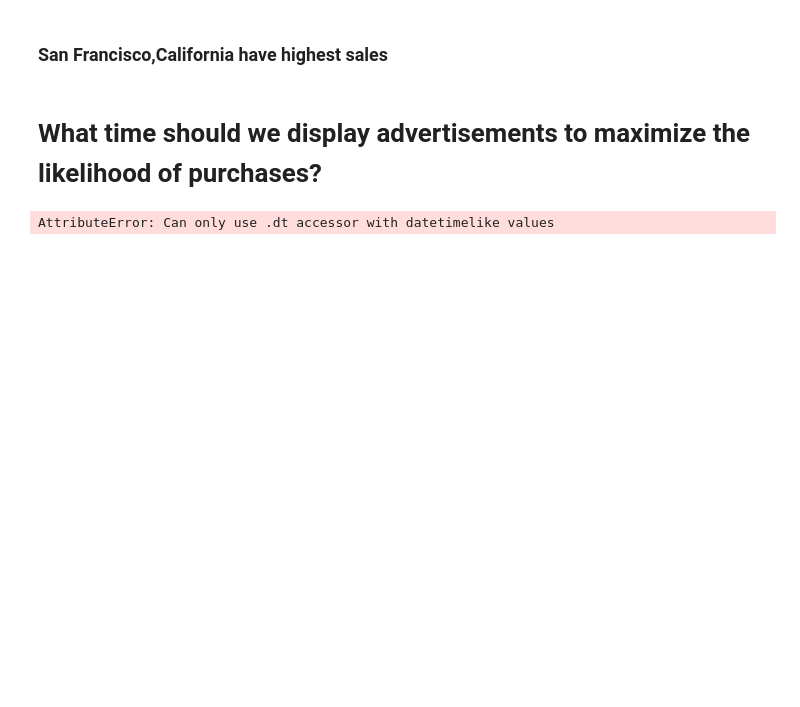
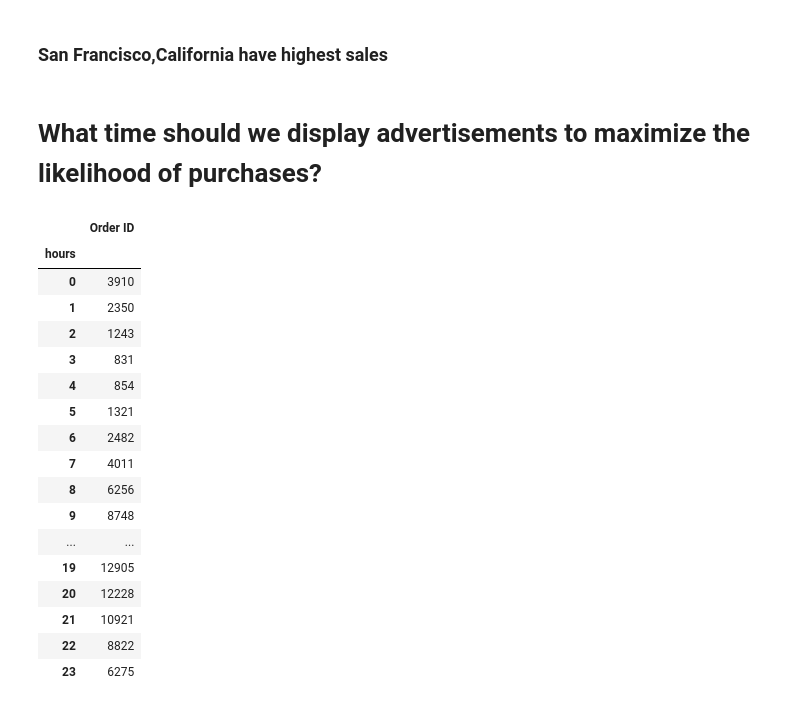
Before and after one commit to dishankkalra23/eCommerce-Sales-Analysis, a Jupyter notebook: Sales-Analysis.ipynb, the cells around one changed output. Drawn from its saved outputs; the diff is of its cells as text; code cells hidden in the pictures; blank space fills up the shorter version.

```diff
--- a/Sales-Analysis.ipynb
+++ b/Sales-Analysis.ipynb
@@ -309,7 +311,24 @@ all_data['Order Date'] = pd.to_datetime(all_data['Order Date'])
 # %%
 all_data['hours'] = all_data['Order Date'].dt.hour
 
-no_of_sales = all_months.groupby(['hours']).agg({'Order ID':'count'})
+no_of_sales = all_data.groupby(['hours']).agg({'Order ID':'count'})
 no_of_sales
 # %% [output]
-AttributeError: Can only use .dt accessor with datetimelike values
+|  | Order ID |
+| hours |  |
+| 0 | 3910 |
+| 1 | 2350 |
+| 2 | 1243 |
+| 3 | 831 |
+| 4 | 854 |
+| 5 | 1321 |
+| 6 | 2482 |
+| 7 | 4011 |
+| 8 | 6256 |
+| 9 | 8748 |
+| ... | ... |
+| 19 | 12905 |
+| 20 | 12228 |
+| 21 | 10921 |
+| 22 | 8822 |
+| 23 | 6275 |
```
Also changed, not shown: parts of 5 cells of this notebook.
